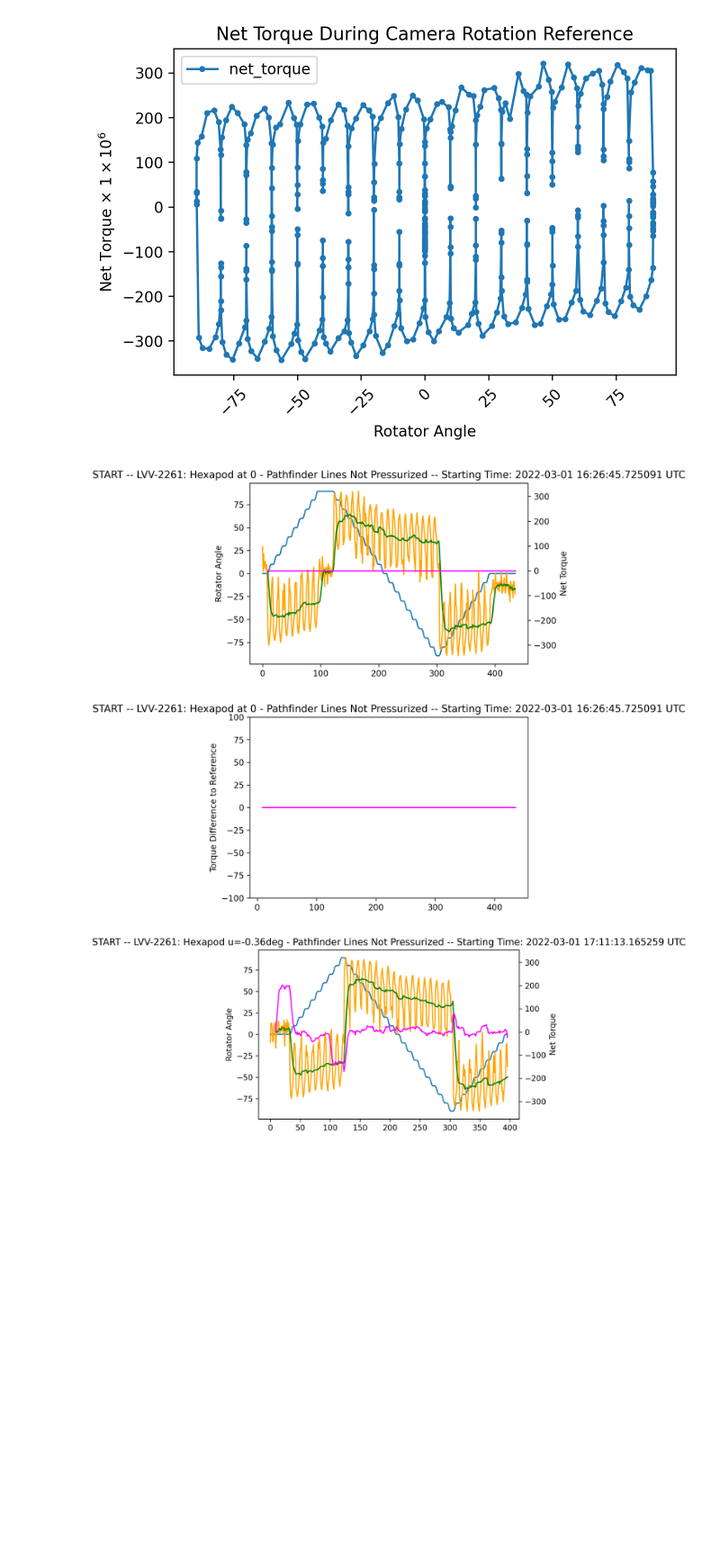
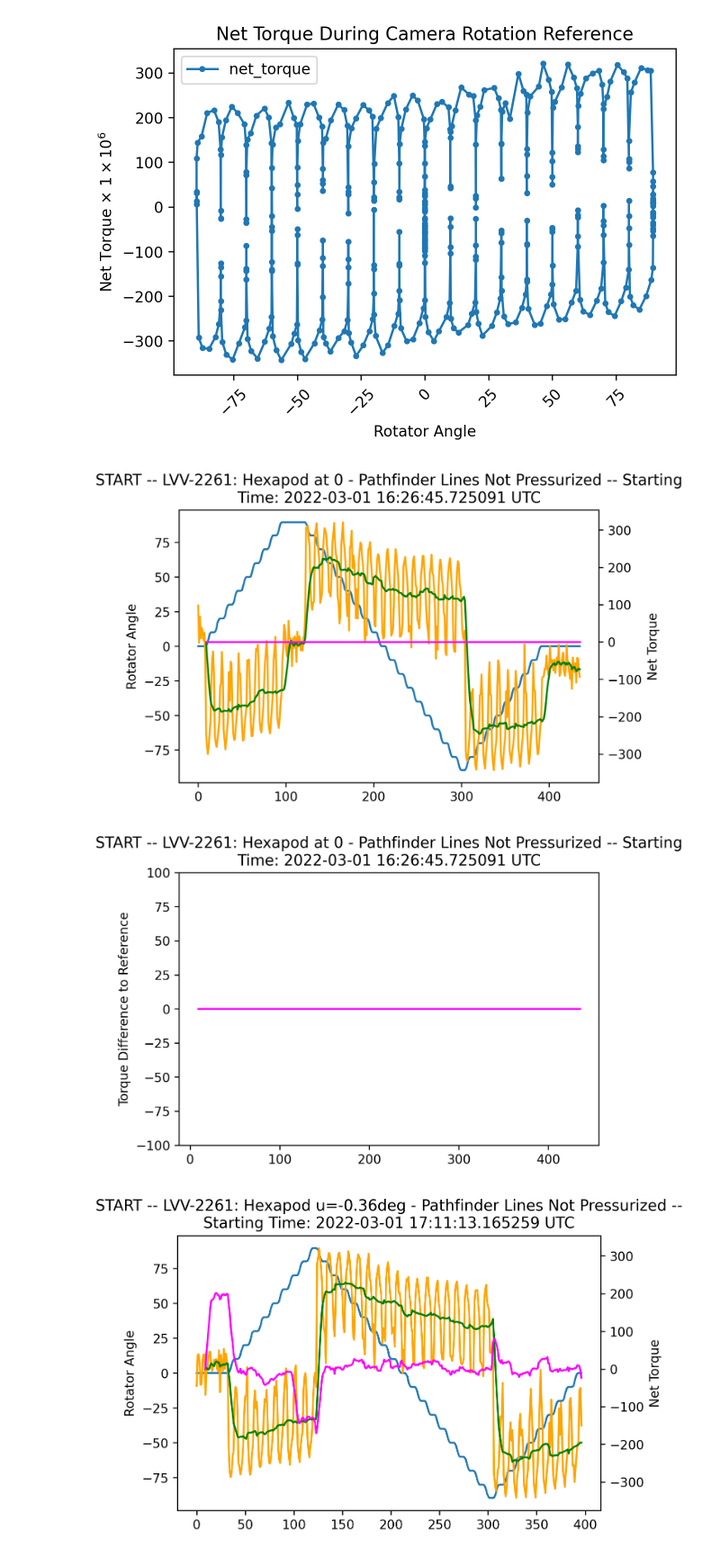
Before and after one commit to cwwalter/summit, a Jupyter notebook: Rotator Torque.ipynb, the cells around one changed output. Shown at 90% size. Drawn from its saved outputs; the diff is of its cells as text; code cells hidden in the pictures; blank space fills up the shorter version.

```diff
--- a/Rotator Torque.ipynb
+++ b/Rotator Torque.ipynb
@@ -211,41 +212,47 @@ plt.ylabel(r'Net Torque $\times$ $1 \times 10^6$');
 # %%
 rotation_window = True
 
 if rotation_window:
     starting = [0, 520, 220, 390, 400, 115]
 else:
     starting = [0, 0, 0, 0, 0, 0]
 
 reference_df = dfs[0].copy()
 reference_df.reset_index(inplace=True)
 reference_rolling = reference_df.net_torque.rolling(window=10).mean()
 
-for index,start in enumerate(starting):
 
-    cut_df = dfs[index][start:].copy()
-    cut_df.reset_index(inplace=True)
-    cut_rolling = cut_df.net_torque.rolling(window=10).mean()
+with PdfPages('/home/cwwalter/rotator.pdf') as pdf:
+    for index,start in enumerate(starting):
 
-    plt.figure()
-    ax1 = cut_df.actualPosition.plot()
-    ax2 = cut_df.net_torque.plot(ax=ax1.twinx(), color='orange')
+        cut_df = dfs[index][start:].copy()
+        cut_df.reset_index(inplace=True)
+        cut_rolling = cut_df.net_torque.rolling(window=10).mean()
 
-    if rotation_window:
-        ax3 = cut_rolling.plot(ax=ax2, color='green')
-        ax4 = (cut_rolling-reference_rolling).plot(ax=ax2, color='magenta')
+        plt.figure()
+        ax1 = cut_df.actualPosition.plot()
+        ax2 = cut_df.net_torque.plot(ax=ax1.twinx(), color='orange')
 
-    plt.title(f'{messages.message[runs[index]]}')
-    ax1.set_ylabel('Rotator Angle')
-    ax2.set_ylabel('Net Torque')
+        if rotation_window:
+            ax3 = cut_rolling.plot(ax=ax2, color='green')
+            ax4 = (cut_rolling-reference_rolling).plot(ax=ax2, color='magenta')
 
-    if rotation_window:
-        plt.figure()
-        (cut_rolling-reference_rolling).plot(color='magenta')
+        title_string = textwrap.fill(messages.message[runs[index]], 80)
 
-        plt.title(f'{messages.message[runs[index]]}')
-        plt.ylabel('Torque Difference to Reference')
-        plt.ylim(-100,100)
+        plt.title(title_string)
+        ax1.set_ylabel('Rotator Angle')
+        ax2.set_ylabel('Net Torque')
+        pdf.savefig(bbox_inches='tight')
+
+        if rotation_window:
+            plt.figure()
+            (cut_rolling-reference_rolling).plot(color='magenta')
+
+            plt.title(title_string)
+            plt.ylabel('Torque Difference to Reference')
+            plt.ylim(-100,100)
+            pdf.savefig(bbox_inches='tight')
 # %% [output]
-[figure, old version]
+[figure, new version]
-[figure, old version]
+[figure, new version]
-[figure, old version]
+[figure, new version]
```
Also changed, not shown: parts of 3 cells of this notebook.
